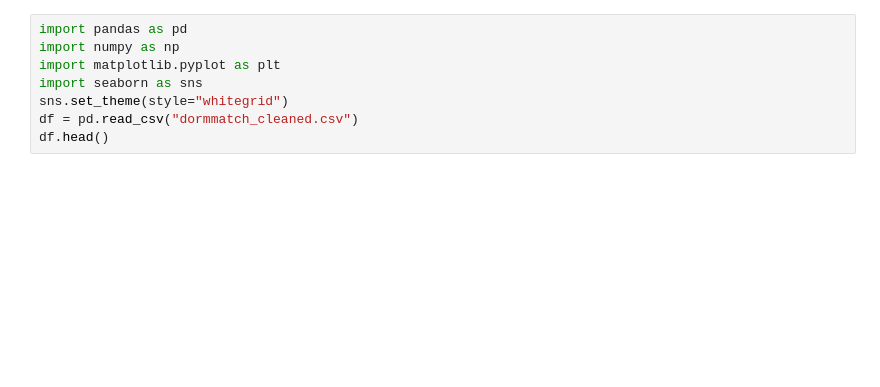
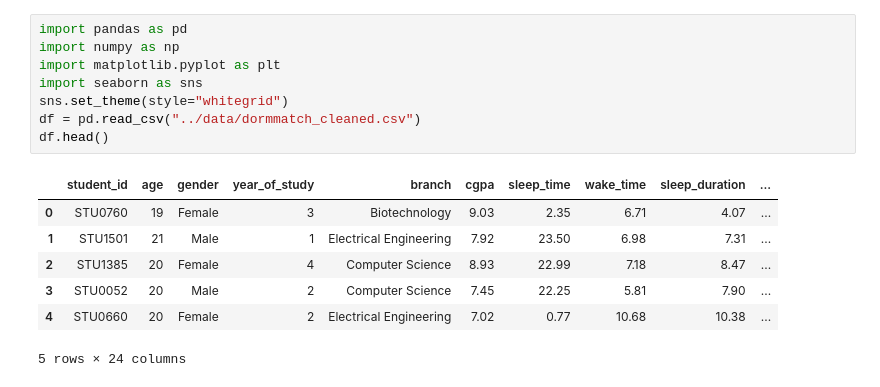
Before and after one commit to ananyaa0518/DormMatch, a Jupyter notebook: notebooks/03_exploratory_data_analysis.ipynb, the cells around one changed output. Saved outputs shown, nothing was run; the diff lists cells and outputs as text; blank space fills up the shorter version.

```diff
--- a/notebooks/03_exploratory_data_analysis.ipynb
+++ b/notebooks/03_exploratory_data_analysis.ipynb
@@ -1,10 +1,18 @@
 # %%
 import pandas as pd
 import numpy as np
 import matplotlib.pyplot as plt
 import seaborn as sns
 sns.set_theme(style="whitegrid")
-df = pd.read_csv("dormmatch_cleaned.csv")
+df = pd.read_csv("../data/dormmatch_cleaned.csv")
 df.head()
+# %% [output]
+|  | student_id | age | gender | year_of_study | branch | cgpa | sleep_time | wake_time | sleep_duration | ... |
+| 0 | STU0760 | 19 | Female | 3 | Biotechnology | 9.03 | 2.35 | 6.71 | 4.07 | ... |
+| 1 | STU1501 | 21 | Male | 1 | Electrical Engineering | 7.92 | 23.50 | 6.98 | 7.31 | ... |
+| 2 | STU1385 | 20 | Female | 4 | Computer Science | 8.93 | 22.99 | 7.18 | 8.47 | ... |
+| 3 | STU0052 | 20 | Male | 2 | Computer Science | 7.45 | 22.25 | 5.81 | 7.90 | ... |
+| 4 | STU0660 | 20 | Female | 2 | Electrical Engineering | 7.02 | 0.77 | 10.68 | 10.38 | ... |
+5 rows × 24 columns
 # %%
 df.shape, df.info()
```
Also changed, not shown: parts of 12 cells of this notebook, 27 other files.
